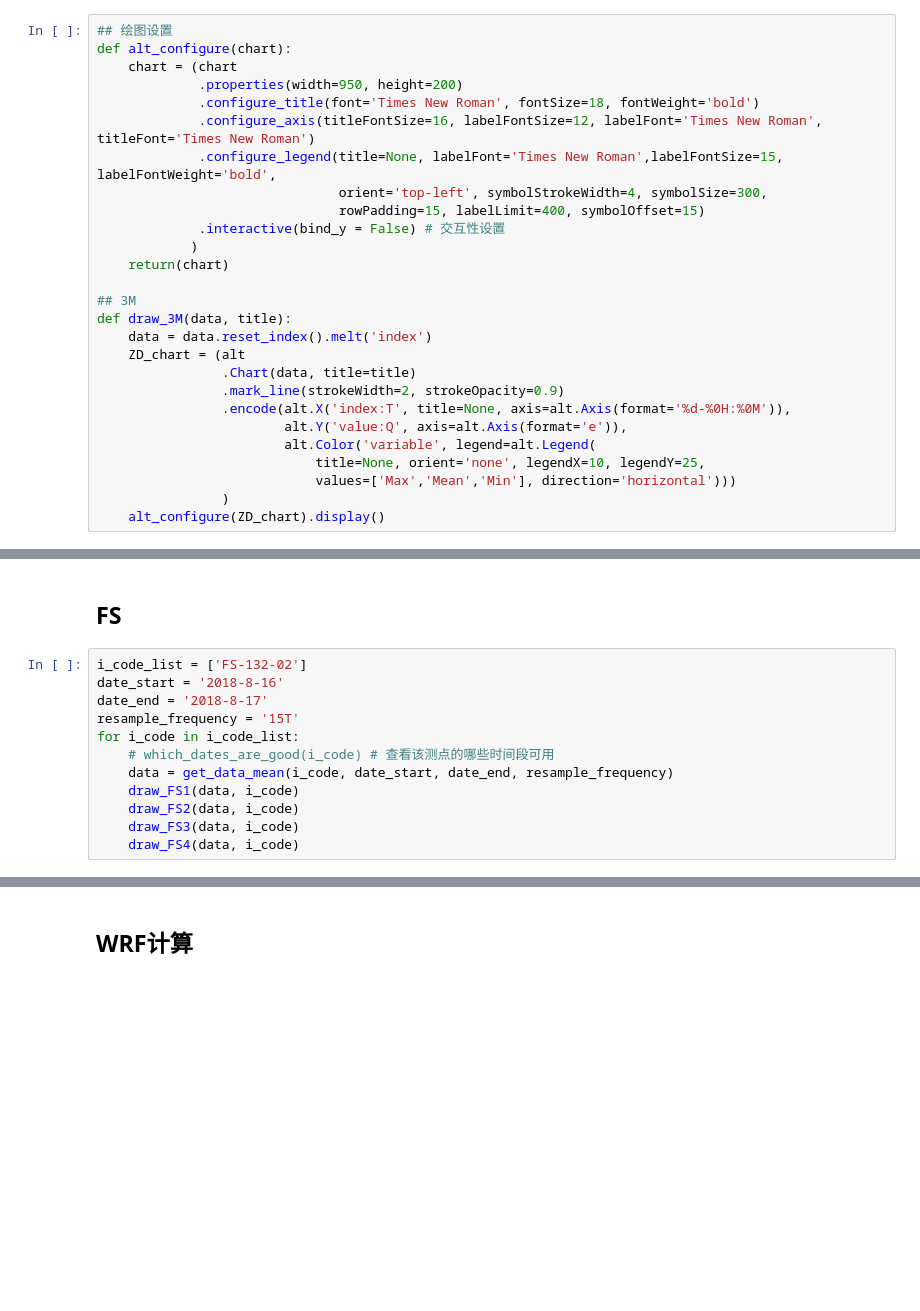
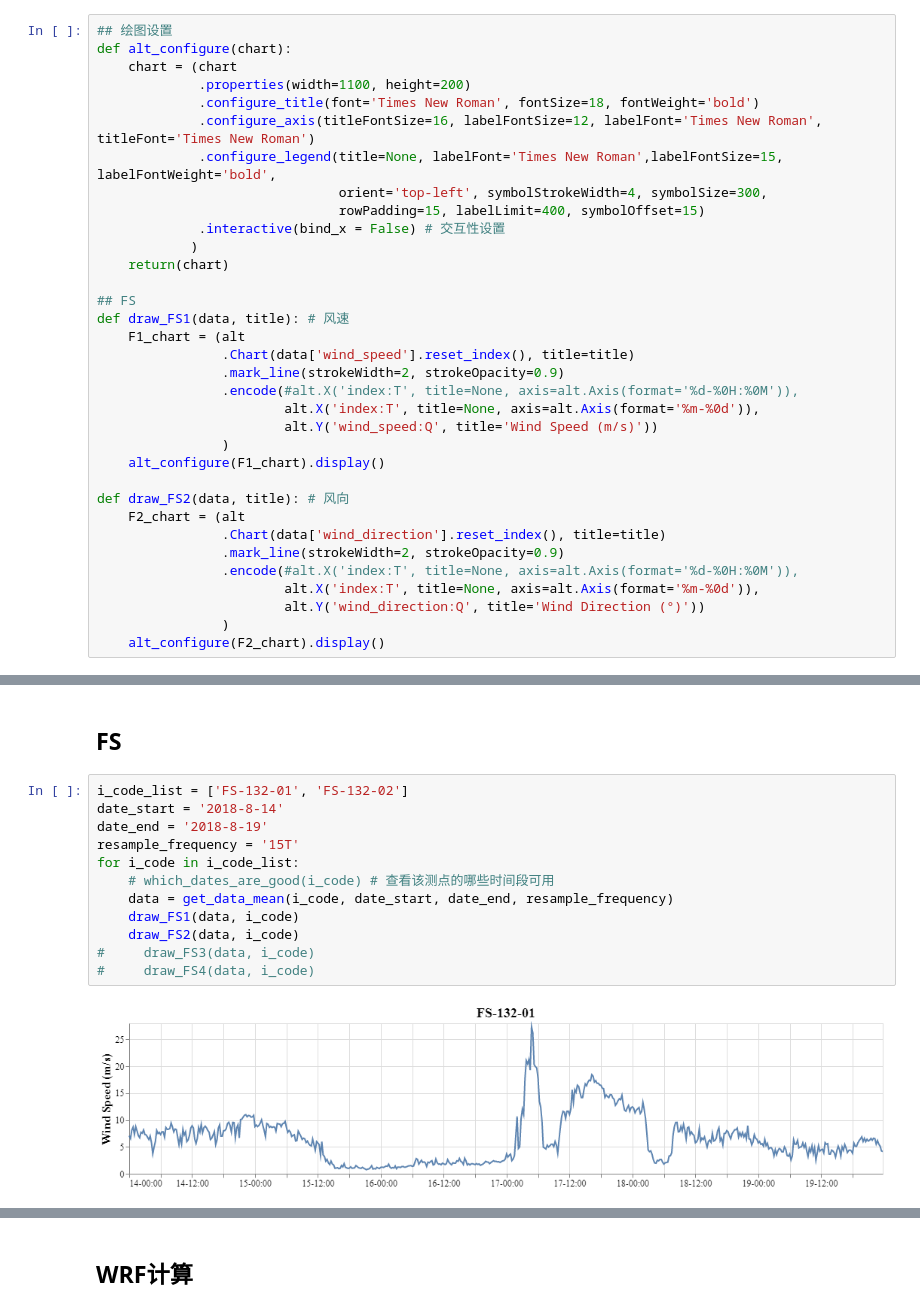
Before and after one commit to Zhen001/Structural-Health-Monitoring-1, a Jupyter notebook: 上海中心/Python脚本/SHZX-Data_export.ipynb, the cells around one changed output, grey strips where cells are left out. Drawn from its saved outputs; the diff is of its cells as text; blank space fills up the shorter version.

```diff
--- a/上海中心/Python脚本/SHZX-Data_export.ipynb
+++ b/上海中心/Python脚本/SHZX-Data_export.ipynb
@@ -83,29 +85,36 @@ data_export(code_list, date_list)
 ## 绘图设置
 def alt_configure(chart):
     chart = (chart
-             .properties(width=950, height=200)
+             .properties(width=1100, height=200)
              .configure_title(font='Times New Roman', fontSize=18, fontWeight='bold')
              .configure_axis(titleFontSize=16, labelFontSize=12, labelFont='Times New Roman', titleFont='Times New Roman')
              .configure_legend(title=None, labelFont='Times New Roman',labelFontSize=15, labelFontWeight='bold',
                                orient='top-left', symbolStrokeWidth=4, symbolSize=300,
                                rowPadding=15, labelLimit=400, symbolOffset=15)
-             .interactive(bind_y = False) # 交互性设置
+             .interactive(bind_x = False) # 交互性设置
             )
     return(chart)
 
-## 3M
-def draw_3M(data, title):
-    data = data.reset_index().melt('index')
-    ZD_chart = (alt
-                .Chart(data, title=title)
+## FS
+def draw_FS1(data, title): # 风速
+    F1_chart = (alt
+                .Chart(data['wind_speed'].reset_index(), title=title)
                 .mark_line(strokeWidth=2, strokeOpacity=0.9)
-                .encode(alt.X('index:T', title=None, axis=alt.Axis(format='%d-%0H:%0M')),
-                        alt.Y('value:Q', axis=alt.Axis(format='e')),
-                        alt.Color('variable', legend=alt.Legend(
-                            title=None, orient='none', legendX=10, legendY=25,
-                            values=['Max','Mean','Min'], direction='horizontal')))
+                .encode(#alt.X('index:T', title=None, axis=alt.Axis(format='%d-%0H:%0M')),
+                        alt.X('index:T', title=None, axis=alt.Axis(format='%m-%0d')),
+                        alt.Y('wind_speed:Q', title='Wind Speed (m/s)'))
                 )
-    alt_configure(ZD_chart).display()
+    alt_configure(F1_chart).display()
+
+def draw_FS2(data, title): # 风向
+    F2_chart = (alt
+                .Chart(data['wind_direction'].reset_index(), title=title)
+                .mark_line(strokeWidth=2, strokeOpacity=0.9)
+                .encode(#alt.X('index:T', title=None, axis=alt.Axis(format='%d-%0H:%0M')),
+                        alt.X('index:T', title=None, axis=alt.Axis(format='%m-%0d')),
+                        alt.Y('wind_direction:Q', title='Wind Direction (°)'))
+                )
+    alt_configure(F2_chart).display()
 # %% [markdown]
 ## ZD
 # %%
@@ -124,14 +131,16 @@ for i_code in i_code_list:
 # %% [markdown]
 ## FS
 # %%
-i_code_list = ['FS-132-02']
-date_start = '2018-8-16'
-date_end = '2018-8-17'
+i_code_list = ['FS-132-01', 'FS-132-02']
+date_start = '2018-8-14'
+date_end = '2018-8-19'
 resample_frequency = '15T'
 for i_code in i_code_list:
     # which_dates_are_good(i_code) # 查看该测点的哪些时间段可用
     data = get_data_mean(i_code, date_start, date_end, resample_frequency)
     draw_FS1(data, i_code)
     draw_FS2(data, i_code)
-    draw_FS3(data, i_code)
-    draw_FS4(data, i_code)
+#     draw_FS3(data, i_code)
+#     draw_FS4(data, i_code)
+# %% [output]
+[figure, added]
```
Also changed, not shown: parts of 6 cells of this notebook, 1 other file.
